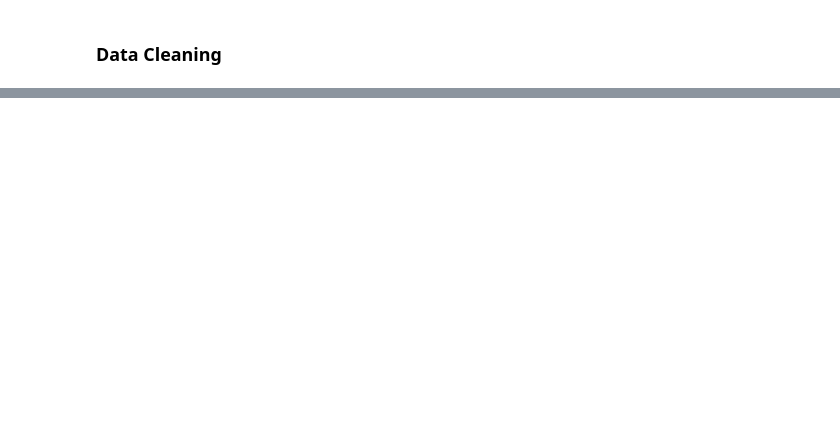
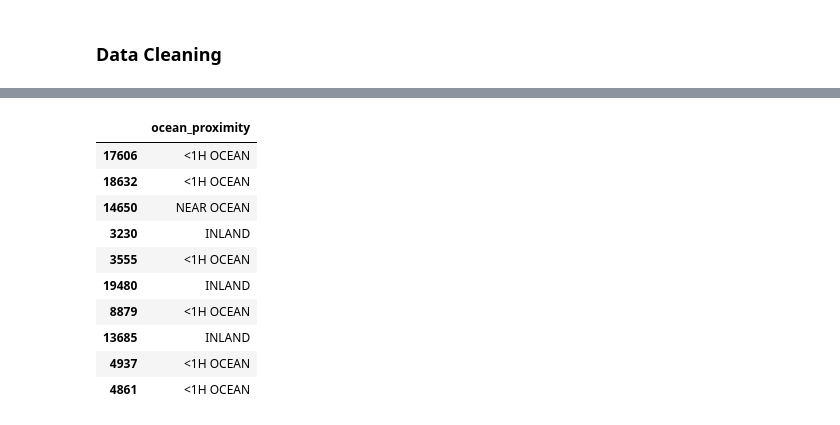
Before and after one commit to Ana-Morales/HOMLST, a Jupyter notebook: HOMLST_CH02/Housing.ipynb, the cells around one changed output, grey strips where cells are left out. Saved outputs shown, nothing was run; the diff lists cells and outputs as text; code cells hidden in the pictures; blank space fills up the shorter version.

```diff
--- a/HOMLST_CH02/Housing.ipynb
+++ b/HOMLST_CH02/Housing.ipynb
@@ -343,2 +341,8 @@ housing_labels = strat_train_set["median_house_value"].copy()
 # %% [markdown]
 ### Data Cleaning
+# %%
+#Dealing with missing values
+housing.dropna(subset=["total_bedrooms"]) #Get rid of the districts with missing values in total_bedrooms.
+housing.drop("total_bedrooms", axis=1) #Get rid the whole attribute
+median = housing["total_bedrooms"].median() # fill missing values with the median
+housing["total_bedrooms"].fillna(median, inplace=True)
@@ -344,0 +390,16 @@ housing_labels = strat_train_set["median_house_value"].copy()
+# %%
+#categorical variables
+housing_cat = housing[["ocean_proximity"]]
+housing_cat.head(10)
+# %% [output]
+|  | ocean_proximity |
+| 17606 | <1H OCEAN |
+| 18632 | <1H OCEAN |
+| 14650 | NEAR OCEAN |
+| 3230 | INLAND |
+| 3555 | <1H OCEAN |
+| 19480 | INLAND |
+| 8879 | <1H OCEAN |
+| 13685 | INLAND |
+| 4937 | <1H OCEAN |
+| 4861 | <1H OCEAN |
```
Also changed, not shown: parts of 27 cells of this notebook.
